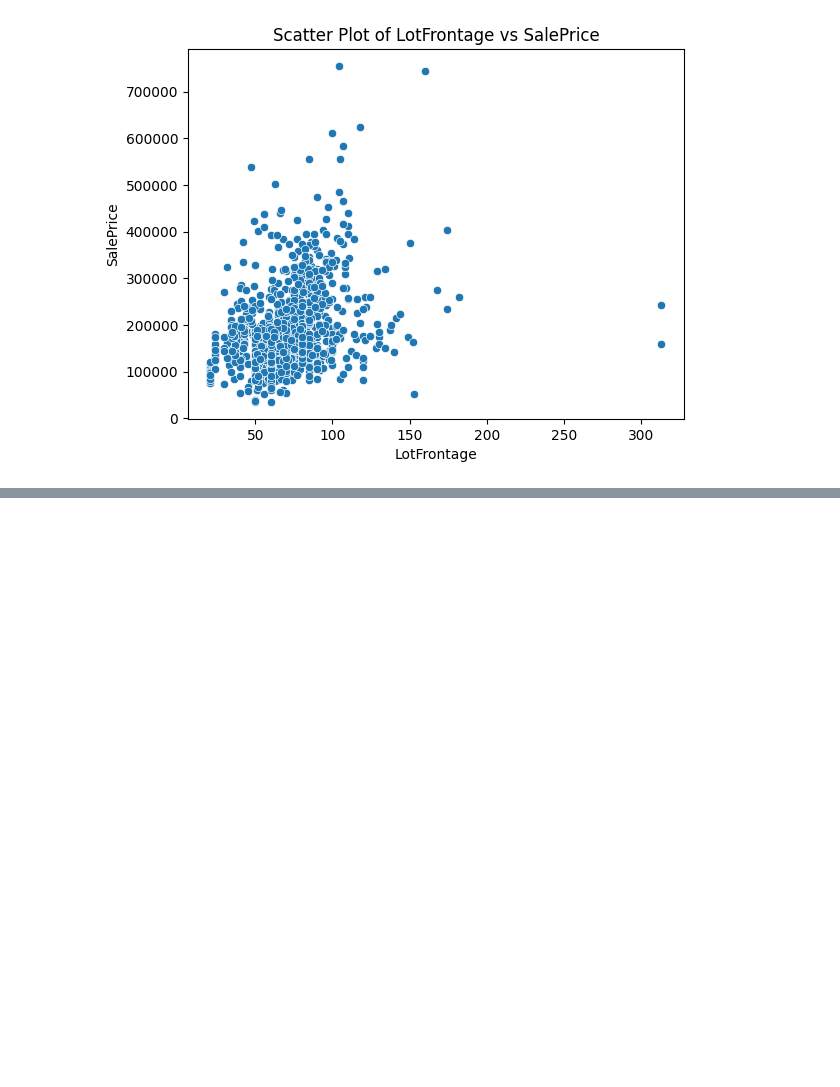
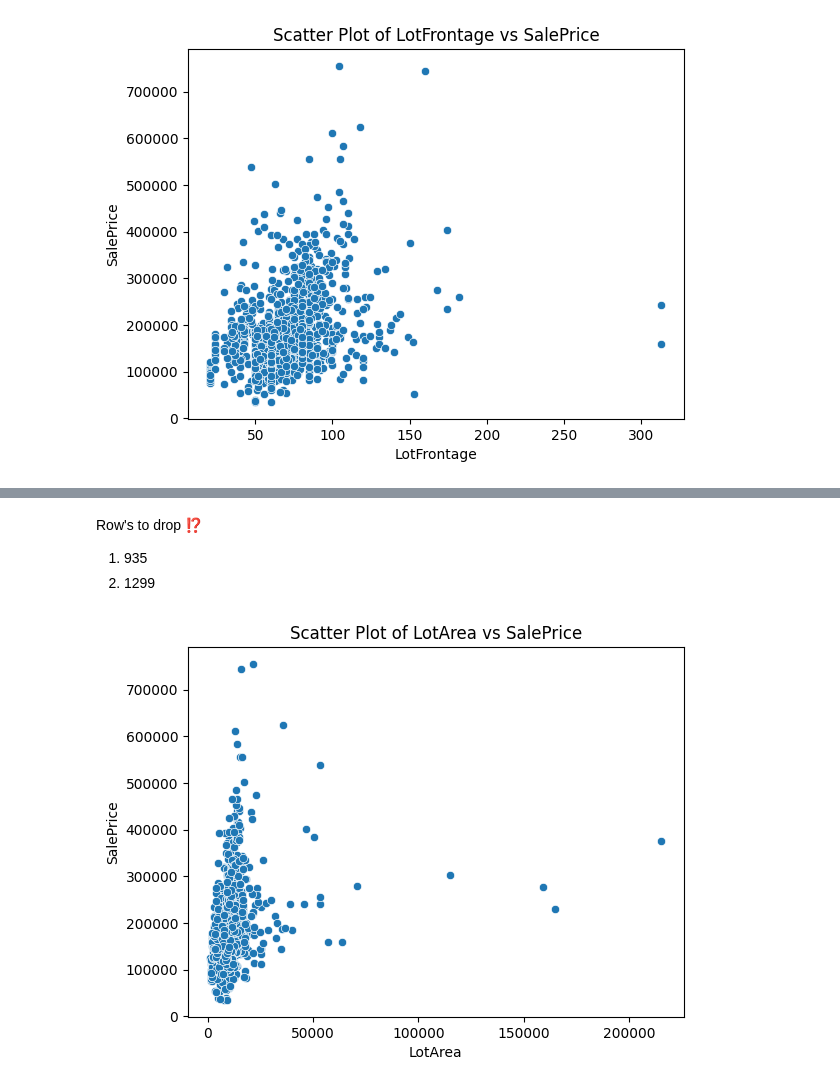
Before and after one commit to theakash07/Machine_learning, a Jupyter notebook: HousePricePrediction.ipynb, the cells around one changed output, grey strips where cells are left out. Drawn from its saved outputs; the diff is of its cells as text; code cells hidden in the pictures; blank space fills up the shorter version.

```diff
--- a/HousePricePrediction.ipynb
+++ b/HousePricePrediction.ipynb
@@ -147,0 +158,14 @@ plt.show()  # Display the plot
+# %% [markdown]
+Row's to drop ⁉
+
+1.   935
+2.   1299
+# %%
+#Create a scatter plot using Seaborn for LotArea against SalePrice
+sns.scatterplot(x='LotArea', y='SalePrice', data=train)
+plt.xlabel('LotArea')  # Set the x-axis label
+plt.ylabel('SalePrice')   # Set the y-axis label
+plt.title('Scatter Plot of LotArea vs SalePrice')  # Set the title of the plot
+plt.show()  # Display the plot
+# %% [output]
+[figure, added]
```
Also changed, not shown: parts of 4 cells of this notebook.
